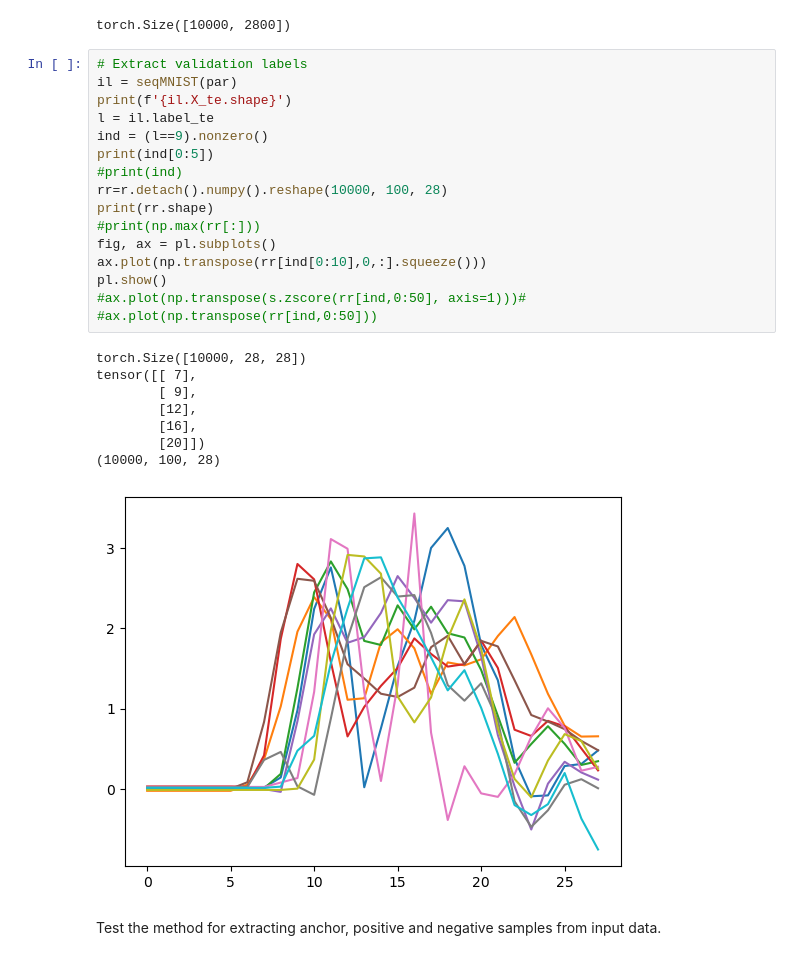
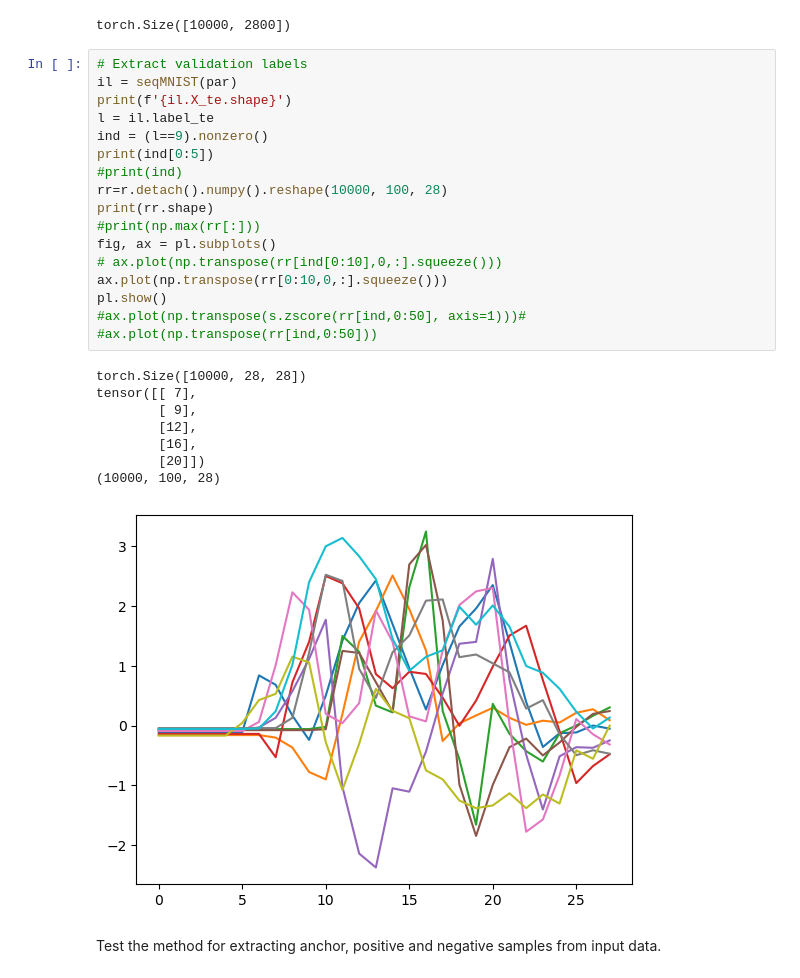
Before and after one commit to jembennettuk/esn2sparse, a Jupyter notebook: test.ipynb, the cells around one changed output. Saved outputs shown, nothing was run; the diff lists cells and outputs as text.

```diff
--- a/test.ipynb
+++ b/test.ipynb
@@ -16,28 +16,29 @@ torch.Size([10000, 2800])
 # %%
 # Extract validation labels
 il = seqMNIST(par)
 print(f'{il.X_te.shape}')
 l = il.label_te
 ind = (l==9).nonzero()
 print(ind[0:5])
 #print(ind)
 rr=r.detach().numpy().reshape(10000, 100, 28)
 print(rr.shape)
 #print(np.max(rr[:]))
 fig, ax = pl.subplots()
-ax.plot(np.transpose(rr[ind[0:10],0,:].squeeze()))
+# ax.plot(np.transpose(rr[ind[0:10],0,:].squeeze()))
+ax.plot(np.transpose(rr[0:10,0,:].squeeze()))
 pl.show()
 #ax.plot(np.transpose(s.zscore(rr[ind,0:50], axis=1)))#
 #ax.plot(np.transpose(rr[ind,0:50]))
 # %% [output]
 torch.Size([10000, 28, 28])
 tensor([[ 7],
         [ 9],
         [12],
         [16],
         [20]])
 (10000, 100, 28)
-[figure, old version]
+[figure, new version]
 # %% [markdown]
 Test the method for extracting anchor, positive and negative samples from input data.
 # %%
```
Also changed, not shown: parts of 8 cells of this notebook, 4 other files.
